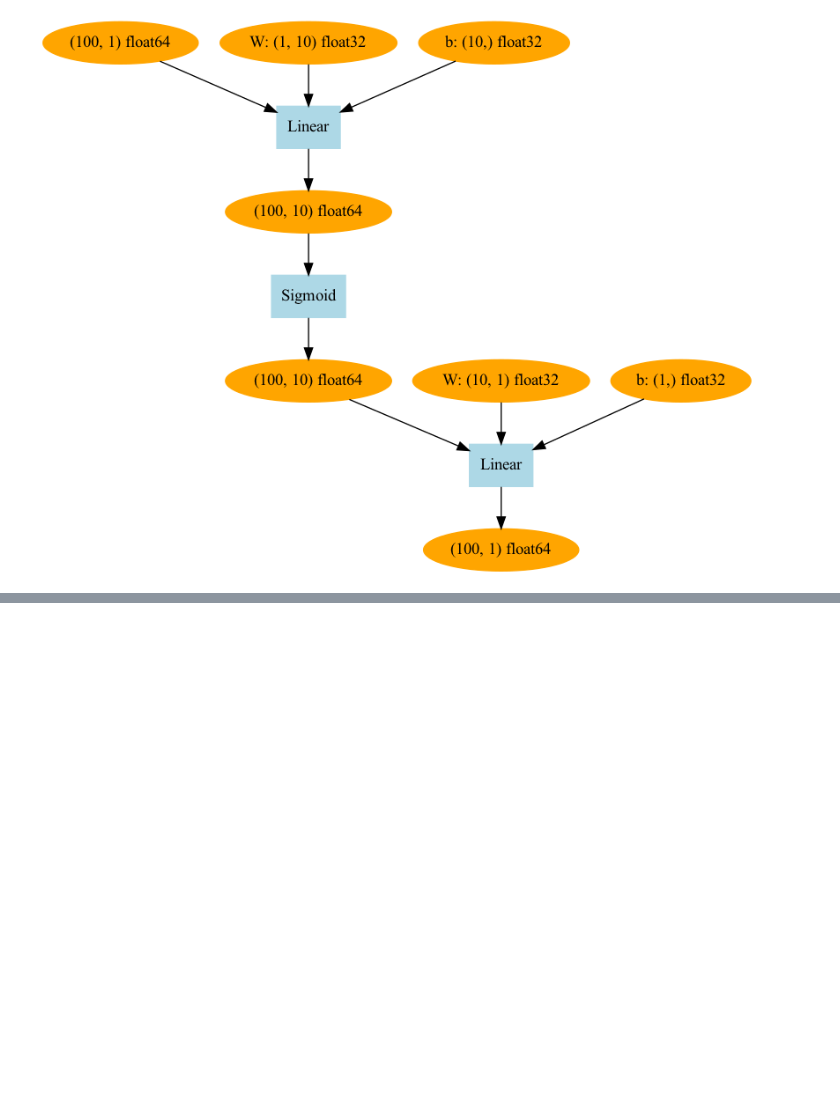
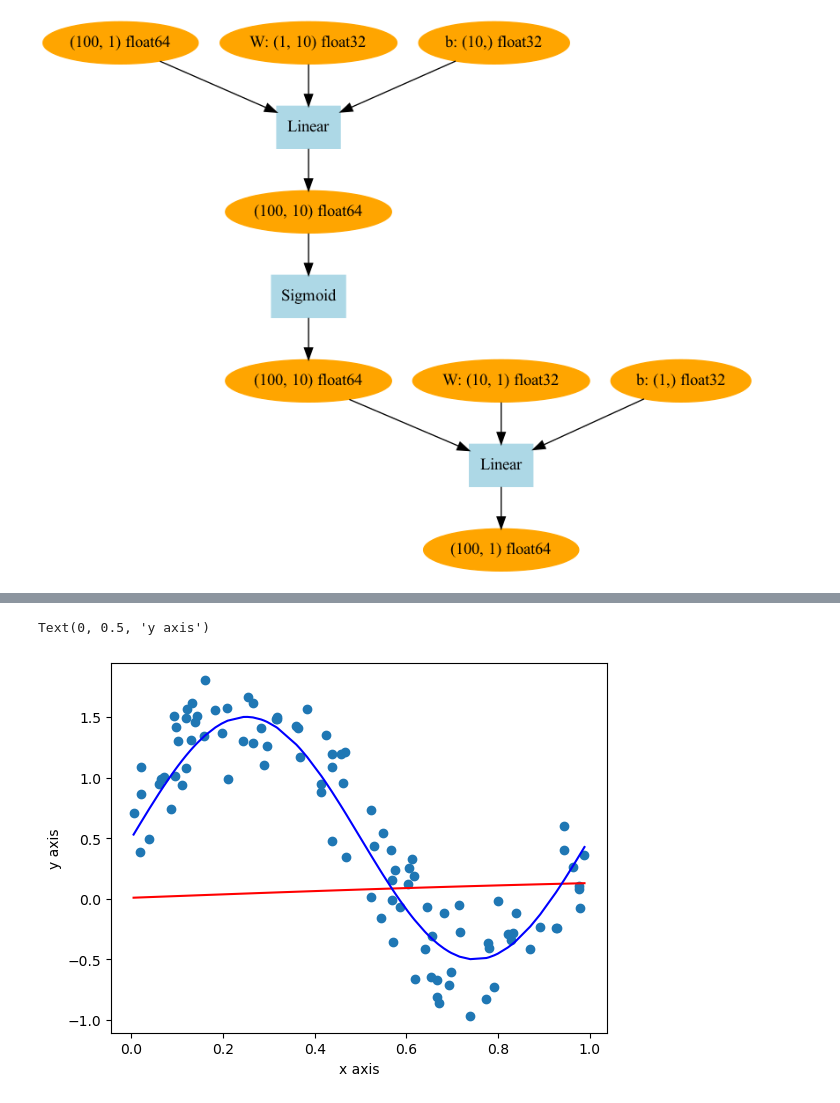
Before and after one commit to enoTak/adfp, a Jupyter notebook: sample_notebook/regression.ipynb, the cells around one changed output, grey strips where cells are left out. Saved outputs shown, nothing was run; the diff lists cells and outputs as text; code cells hidden in the pictures; blank space fills up the shorter version.

```diff
--- a/sample_notebook/regression.ipynb
+++ b/sample_notebook/regression.ipynb
@@ -222,0 +239,28 @@ for i in range(iters):
+# %%
+from adfp.model.models import TwoLayerNet
+import adfp.model.optimizers as opt
+
+np.random.seed(0)
+x = np.sort(np.random.rand(100, 1), axis=0)
+y = np.sin(2 * np.pi * x) + np.random.rand(100, 1)
+
+
+lr = 0.2
+iters = 10000
+hidden_size = 10
+
+model = TwoLayerNet(hidden_size, 1)
+optimizer = opt.SGD(lr)
+optimizer.setup(model)
+
+
+for i in range(iters):
+    y_pred = model(x)
+    loss = mean_square_error(y, y_pred)
+
+    model.cleargrads()
+    loss.backward()
+
+    optimizer.update()
+    if i % 1000 == 0:
+        print(f'iter: {i}, loss: {loss}')
@@ -222,0 +278,10 @@ for i in range(iters):
+# %%
+y_pred = model(x)
+plt.plot(x, y_pred.data, color='red')
+plt.plot(x, np.sin(2 * np.pi * x) + 0.5, color='blue')
+plt.scatter(x, y)
+plt.xlabel('x axis')
+plt.ylabel('y axis')
+# %% [output]
+Text(0, 0.5, 'y axis')
+[figure, added]
```
Also changed, not shown: parts of 4 cells of this notebook, 5 other files.
